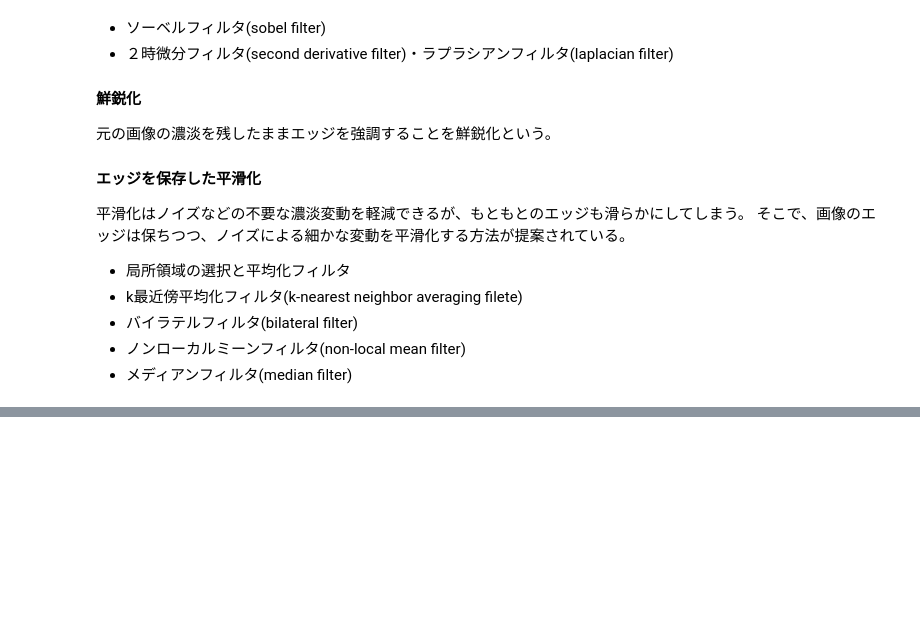
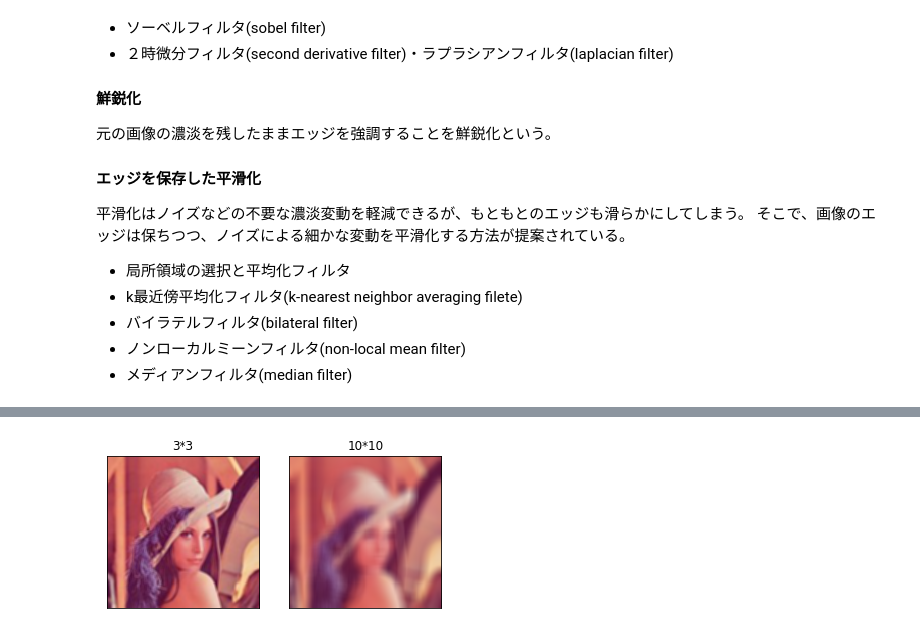
Before and after one commit to yuuy-git/Computer_vision, a Jupyter notebook: Chapter5.ipynb, the cells around one changed output, grey strips where cells are left out. Drawn from its saved outputs; the diff is of its cells as text; code cells hidden in the pictures; blank space fills up the shorter version.

```diff
--- a/Chapter5.ipynb
+++ b/Chapter5.ipynb
@@ -37,0 +58,18 @@ Chapter4では入力のある１画素の値を用いて、出力画像の対応
+# %%
+#平均化でフィルタの大きさを変えるとどうなるでしょうか。
+img = cv2.imread('./images/Lenna.jpg')
+
+blur = cv2.blur(img,(3,3))
+#これが木村さんのコードに実装されている。
+blur2 = cv2.blur(img,(10,10))
+
+blur = cv2.cvtColor(blur, cv2.COLOR_BGR2RGB)
+blur2 = cv2.cvtColor(blur2, cv2.COLOR_BGR2RGB)
+
+plt.subplot(121),plt.imshow(blur),plt.title('3*3')
+plt.xticks([]), plt.yticks([])
+plt.subplot(122),plt.imshow(blur2),plt.title('10*10')
+plt.xticks([]), plt.yticks([])
+plt.show()
+# %% [output]
+[figure, added]
```
Also changed, not shown: parts of 6 cells of this notebook.
